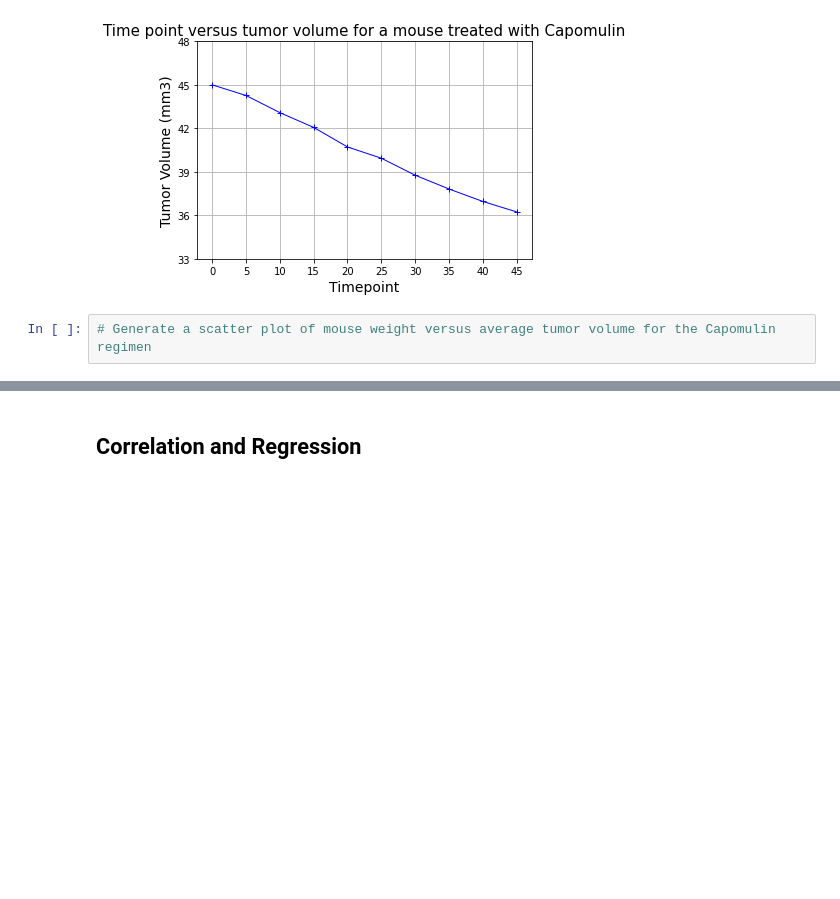
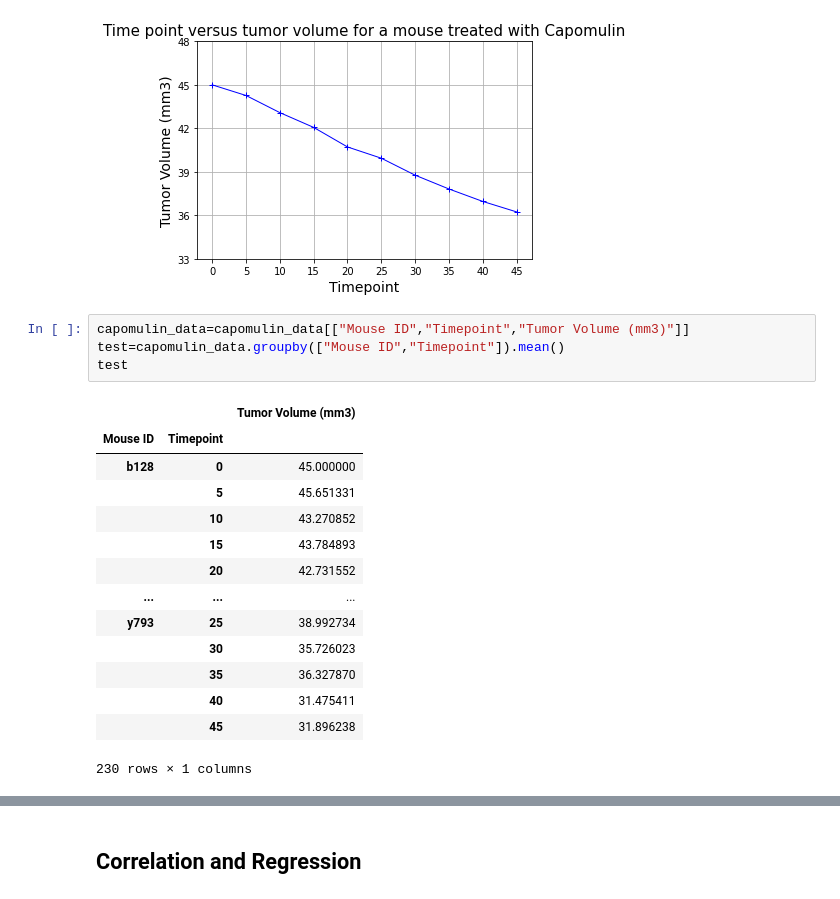
Before and after one commit to trezeget-1/Matplotlib_homework, a Jupyter notebook: 05-Matplotlib HWK/Pymaceuticals/pymaceuticals_starter.ipynb, the cells around one changed output, grey strips where cells are left out. Drawn from its saved outputs; the diff is of its cells as text; blank space fills up the shorter version.

```diff
--- a/05-Matplotlib HWK/Pymaceuticals/pymaceuticals_starter.ipynb
+++ b/05-Matplotlib HWK/Pymaceuticals/pymaceuticals_starter.ipynb
@@ -397,5 +397,22 @@ plt.grid()
 plt.show()
 # %% [output]
 [figure]
-# %%
-# Generate a scatter plot of mouse weight versus average tumor volume for the Capomulin regimen
+# %%
+capomulin_data=capomulin_data[["Mouse ID","Timepoint","Tumor Volume (mm3)"]]
+test=capomulin_data.groupby(["Mouse ID","Timepoint"]).mean()
+test
+# %% [output]
+|  |  | Tumor Volume (mm3) |
+| Mouse ID | Timepoint |  |
+| b128 | 0 | 45.000000 |
+|  | 5 | 45.651331 |
+|  | 10 | 43.270852 |
+|  | 15 | 43.784893 |
+|  | 20 | 42.731552 |
+| ... | ... | ... |
+| y793 | 25 | 38.992734 |
+|  | 30 | 35.726023 |
+|  | 35 | 36.327870 |
+|  | 40 | 31.475411 |
+|  | 45 | 31.896238 |
+230 rows × 1 columns
```
Also changed, not shown: parts of 5 cells of this notebook.
